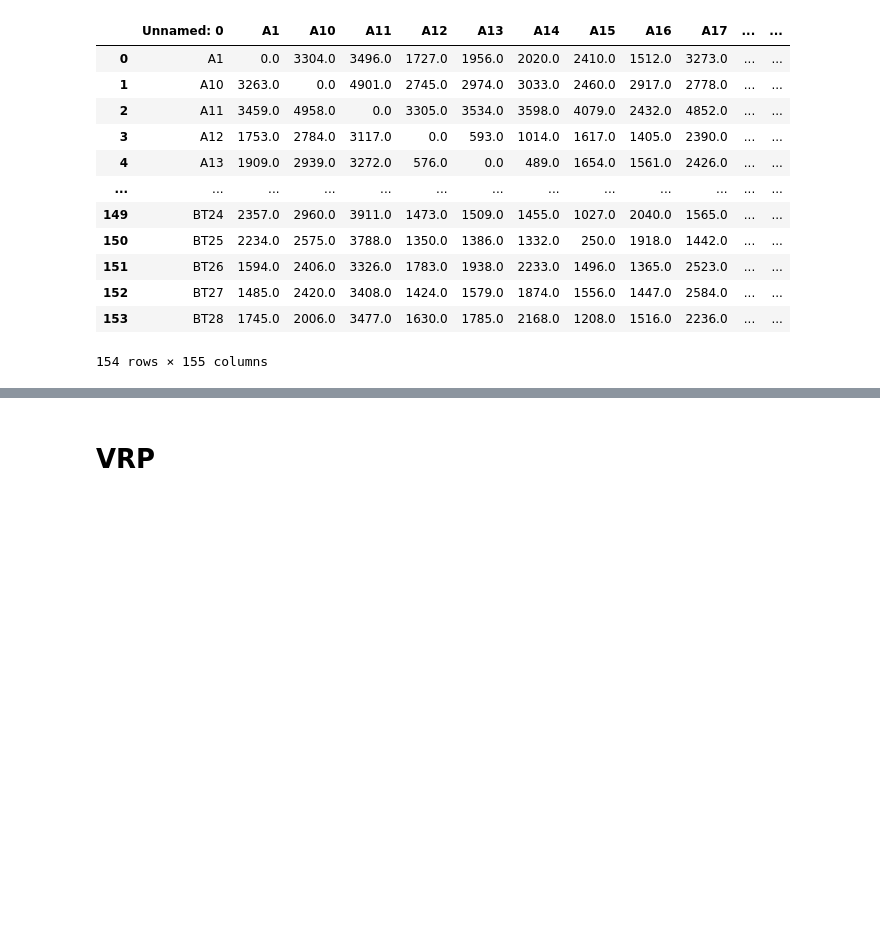
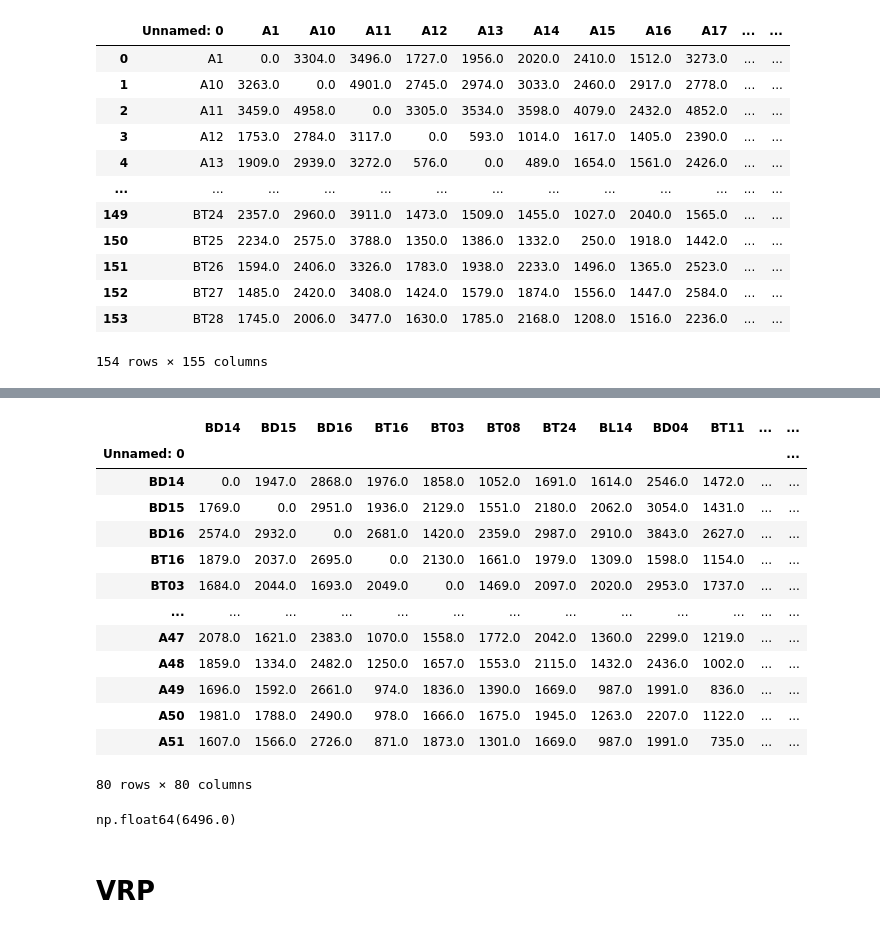
Before and after one commit to gr-oll/SLO_LA_Olympics, a Jupyter notebook: summary.ipynb, the cells around one changed output, grey strips where cells are left out. Drawn from its saved outputs; the diff is of its cells as text; code cells hidden in the pictures; blank space fills up the shorter version.

Commit message:
new matrix changes

```diff
--- a/summary.ipynb
+++ b/summary.ipynb
@@ -153,2 +174,44 @@ merged_matrix
+# %%
+# Define the lists of location IDs
+
+# Bus stops as determined by your optimization
+bus_stop_ids = selected
+
+# Venues: the provided numbers correspond to venue IDs prefixed with 'V'
+# For instance, 9 becomes 'V9', 30 becomes 'V30', etc.
+venue_ids = ['V9', 'V30', 'V5', 'V31', 'V17', 'V14', 'V24', 'V8', 'V11', 'V12', 'V19', 'V18', 'V28', 'V20']
+
+# Accommodations clusters: use the 'id' column from the dataframe
+accom_ids = accomodations_clusters['id'].tolist()
+
+# Combine all location IDs
+all_ids = bus_stop_ids + venue_ids + accom_ids
+
+# Set the index of merged_matrix to the column that holds the identifiers
+mm_indexed = merged_matrix.set_index('Unnamed: 0')
+
+# Subset the merged matrix to include only rows and columns for the selected locations
+new_matrix = mm_indexed.loc[all_ids, all_ids]
+new_matrix
+# %% [output]
+|  | BD14 | BD15 | BD16 | BT16 | BT03 | BT08 | BT24 | BL14 | BD04 | BT11 | ... | ... |
+| Unnamed: 0 |  |  |  |  |  |  |  |  |  |  |  | ... |
+| BD14 | 0.0 | 1947.0 | 2868.0 | 1976.0 | 1858.0 | 1052.0 | 1691.0 | 1614.0 | 2546.0 | 1472.0 | ... | ... |
+| BD15 | 1769.0 | 0.0 | 2951.0 | 1936.0 | 2129.0 | 1551.0 | 2180.0 | 2062.0 | 3054.0 | 1431.0 | ... | ... |
+| BD16 | 2574.0 | 2932.0 | 0.0 | 2681.0 | 1420.0 | 2359.0 | 2987.0 | 2910.0 | 3843.0 | 2627.0 | ... | ... |
+| BT16 | 1879.0 | 2037.0 | 2695.0 | 0.0 | 2130.0 | 1661.0 | 1979.0 | 1309.0 | 1598.0 | 1154.0 | ... | ... |
+| BT03 | 1684.0 | 2044.0 | 1693.0 | 2049.0 | 0.0 | 1469.0 | 2097.0 | 2020.0 | 2953.0 | 1737.0 | ... | ... |
+| ... | ... | ... | ... | ... | ... | ... | ... | ... | ... | ... | ... | ... |
+| A47 | 2078.0 | 1621.0 | 2383.0 | 1070.0 | 1558.0 | 1772.0 | 2042.0 | 1360.0 | 2299.0 | 1219.0 | ... | ... |
+| A48 | 1859.0 | 1334.0 | 2482.0 | 1250.0 | 1657.0 | 1553.0 | 2115.0 | 1432.0 | 2436.0 | 1002.0 | ... | ... |
+| A49 | 1696.0 | 1592.0 | 2661.0 | 974.0 | 1836.0 | 1390.0 | 1669.0 | 987.0 | 1991.0 | 836.0 | ... | ... |
+| A50 | 1981.0 | 1788.0 | 2490.0 | 978.0 | 1666.0 | 1675.0 | 1945.0 | 1263.0 | 2207.0 | 1122.0 | ... | ... |
+| A51 | 1607.0 | 1566.0 | 2726.0 | 871.0 | 1873.0 | 1301.0 | 1669.0 | 987.0 | 1991.0 | 735.0 | ... | ... |
+80 rows × 80 columns
+# %%
+highest_value = new_matrix.max().max()
+highest_value
+# %% [output]
+np.float64(6496.0)
 # %% [markdown]
 # VRP
```
Also changed, not shown: parts of 3 cells of this notebook, 2 other files.
